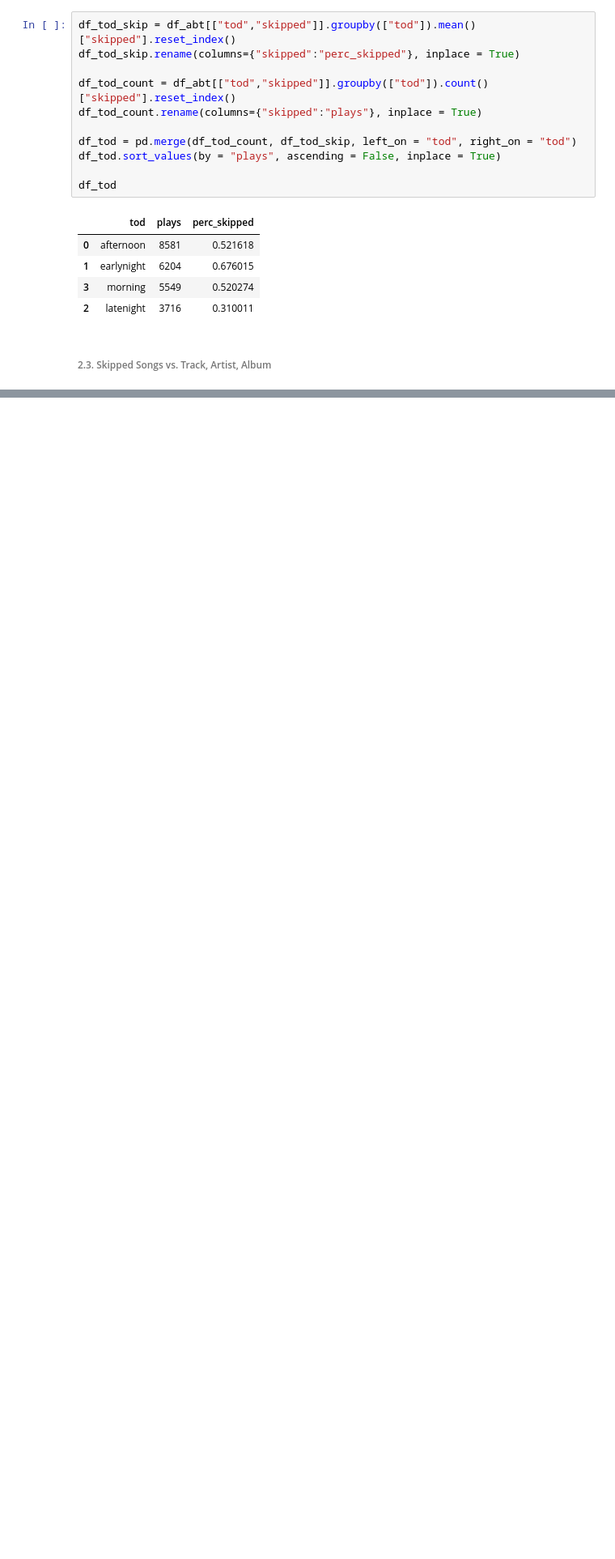
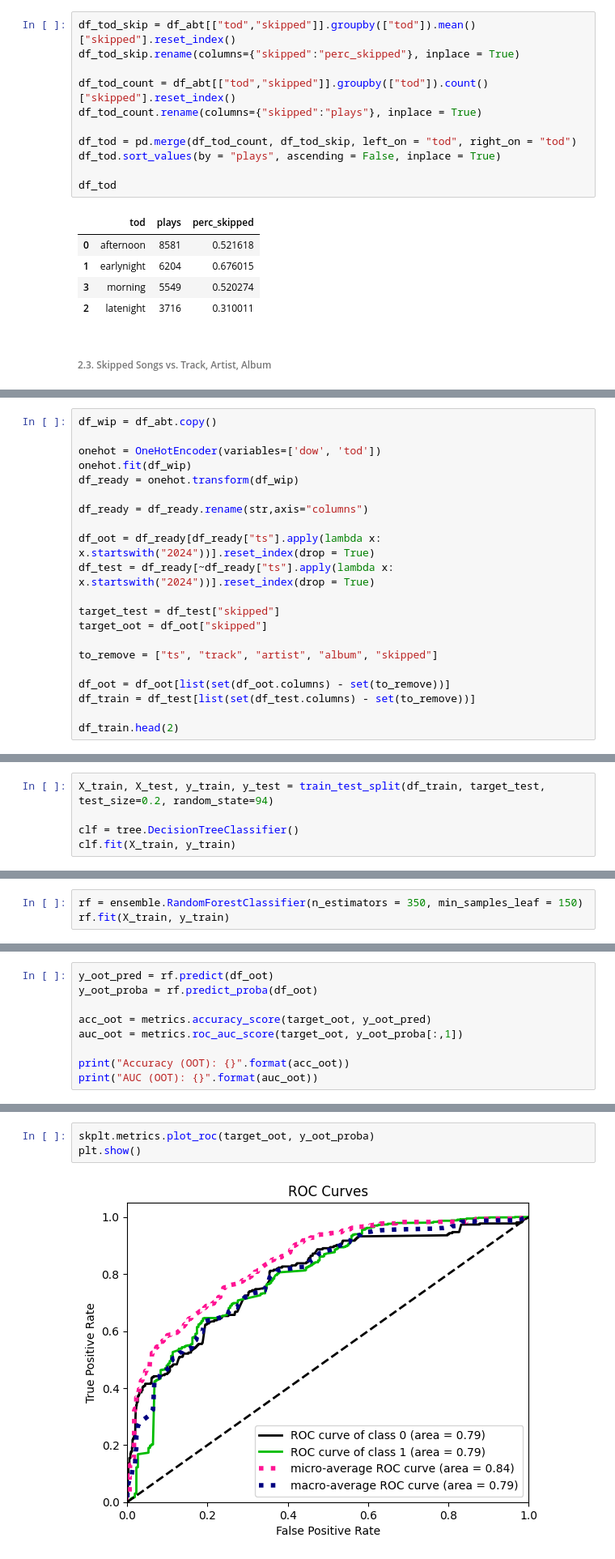
Before and after one commit to jpgsamu/spotify_ph_project, a Jupyter notebook: python_codes/modeling.ipynb, the cells around one changed output, grey strips where cells are left out. Shown: that part at 81% size. Drawn from its saved outputs; the diff is of its cells as text; blank space fills up the shorter version.

```diff
--- a/python_codes/modeling.ipynb
+++ b/python_codes/modeling.ipynb
@@ -95,0 +97,21 @@ df_track.head(10)
+# %%
+df_wip = df_abt.copy()
+
+onehot = OneHotEncoder(variables=['dow', 'tod'])
+onehot.fit(df_wip)
+df_ready = onehot.transform(df_wip)
+
+df_ready = df_ready.rename(str,axis="columns")
+
+df_oot = df_ready[df_ready["ts"].apply(lambda x: x.startswith("2024"))].reset_index(drop = True)
+df_test = df_ready[~df_ready["ts"].apply(lambda x: x.startswith("2024"))].reset_index(drop = True)
+
+target_test = df_test["skipped"]
+target_oot = df_oot["skipped"]
+
+to_remove = ["ts", "track", "artist", "album", "skipped"]
+
+df_oot = df_oot[list(set(df_oot.columns) - set(to_remove))]
+df_train = df_test[list(set(df_test.columns) - set(to_remove))]
+
+df_train.head(2)
@@ -95,0 +126,5 @@ df_track.head(10)
+# %%
+X_train, X_test, y_train, y_test = train_test_split(df_train, target_test, test_size=0.2, random_state=94)
+
+clf = tree.DecisionTreeClassifier()
+clf.fit(X_train, y_train)
@@ -95,0 +171,3 @@ df_track.head(10)
+# %%
+rf = ensemble.RandomForestClassifier(n_estimators = 350, min_samples_leaf = 150)
+rf.fit(X_train, y_train)
@@ -95,0 +200,9 @@ df_track.head(10)
+# %%
+y_oot_pred = rf.predict(df_oot)
+y_oot_proba = rf.predict_proba(df_oot)
+
+acc_oot = metrics.accuracy_score(target_oot, y_oot_pred)
+auc_oot = metrics.roc_auc_score(target_oot, y_oot_proba[:,1])
+
+print("Accuracy (OOT): {}".format(acc_oot))
+print("AUC (OOT): {}".format(auc_oot))
@@ -95,0 +212,5 @@ df_track.head(10)
+# %%
+skplt.metrics.plot_roc(target_oot, y_oot_proba)
+plt.show()
+# %% [output]
+[figure, added]
```
Also changed, not shown: parts of 21 cells of this notebook.
